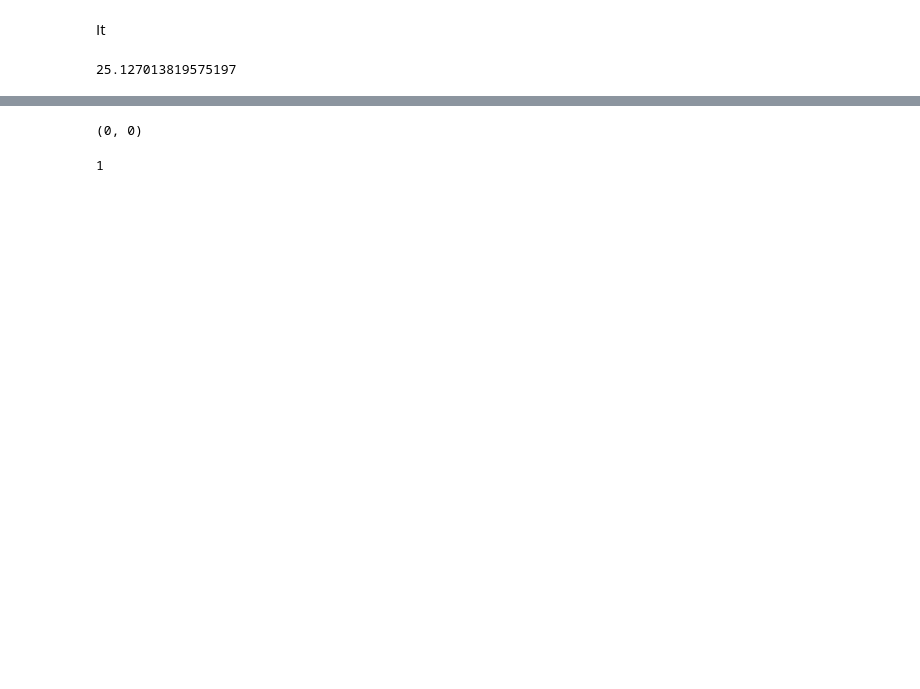
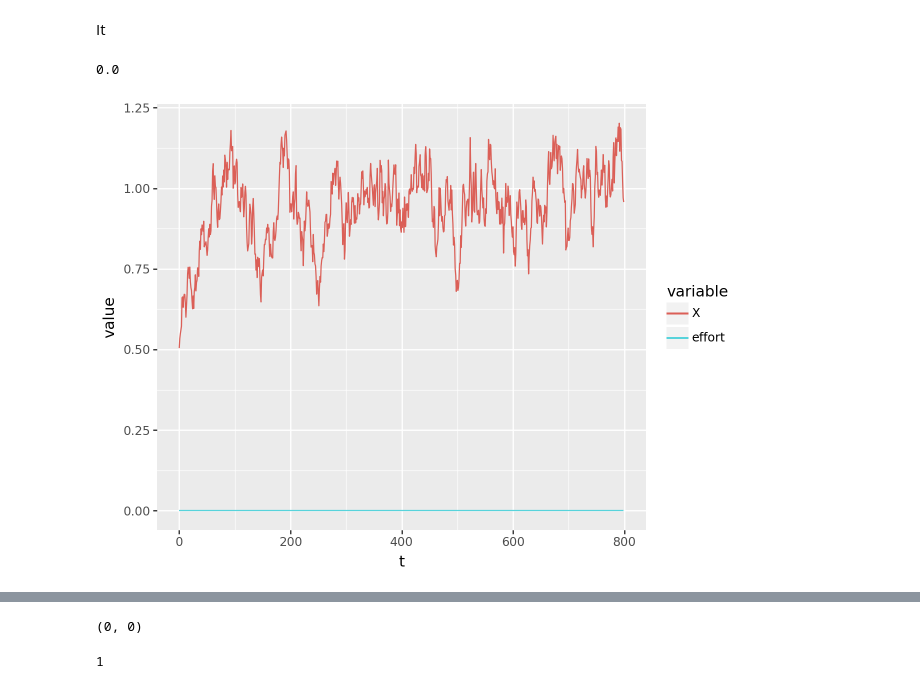
Before and after one commit to cboettig/rl-minicourse, a Jupyter notebook: 1_introduction.ipynb, the cells around one changed output, grey strips where cells are left out. Saved outputs shown, nothing was run; the diff lists cells and outputs as text; code cells hidden in the pictures; blank space fills up the shorter version.

```diff
--- a/1_introduction.ipynb
+++ b/1_introduction.ipynb
@@ -40,22 +40,23 @@ It
 # %%
 from utils import plot_sim
 
-action = 0.5
+action = 0.
 
 # initial conditions
 df = []
 episode_reward = 0
 env.reset()
 
 # simulate for Tmax timesteps:
 for t in range(env.Tmax):
   obs, reward, done = env.time_step(action)
   episode_reward += reward
   df.append([t, episode_reward, action, obs])
   if done:
     break
 
 print (episode_reward)
 plot_sim(df)
 # %% [output]
-25.127013819575197
+0.0
+[figure, added]
```
Also changed, not shown: parts of 4 cells of this notebook, 4 other files.
